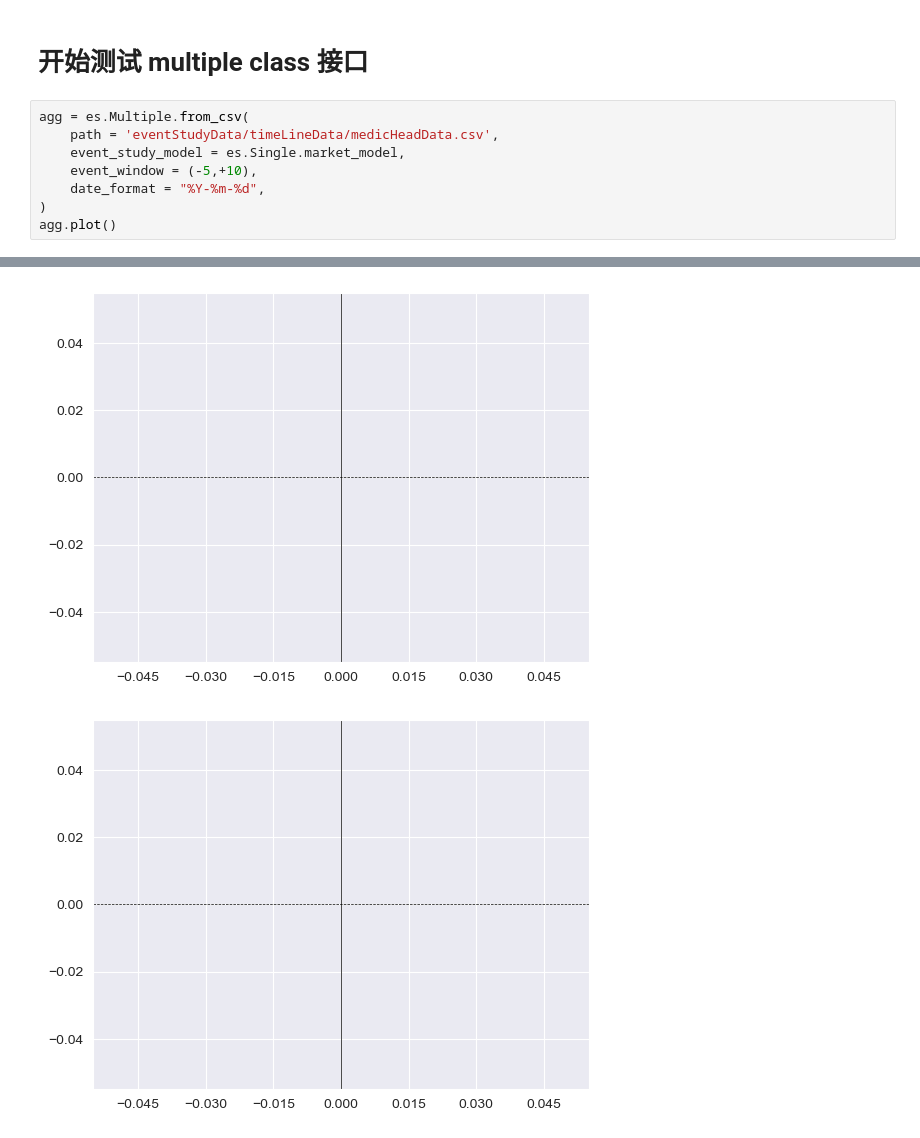
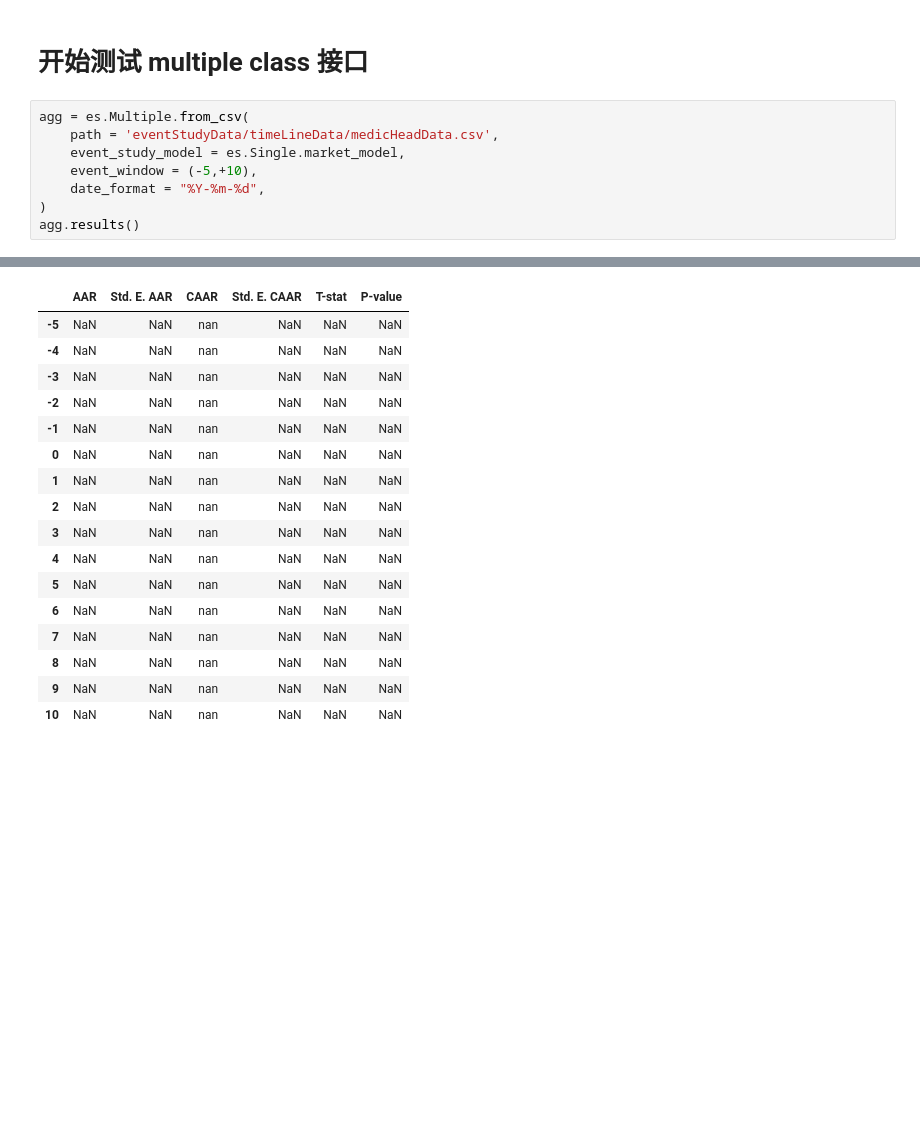
Before and after one commit to Tommyczc/stockMarketAnalysis, a Jupyter notebook: eventStudy.ipynb, the cells around one changed output, grey strips where cells are left out. Saved outputs shown, nothing was run; the diff lists cells and outputs as text; blank space fills up the shorter version.

```diff
--- a/eventStudy.ipynb
+++ b/eventStudy.ipynb
@@ -290,21 +290,36 @@ combine
 # %%
 agg = es.Multiple.from_csv(
     path = 'eventStudyData/timeLineData/medicHeadData.csv',
     event_study_model = es.Single.market_model,
     event_window = (-5,+10),
     date_format = "%Y-%m-%d",
 )
-agg.plot()
+agg.results()
 # %% [output]
 Intel MKL WARNING: Support of Intel(R) Streaming SIMD Extensions 4.2 (Intel(R) SSE4.2) enabled only processors has been deprecated. Intel oneAPI Math Kernel Library 2025.0 will require Intel(R) Advanc ...
 Intel MKL WARNING: Support of Intel(R) Streaming SIMD Extensions 4.2 (Intel(R) SSE4.2) enabled only processors has been deprecated. Intel oneAPI Math Kernel Library 2025.0 will require Intel(R) Advanc ...
 Intel MKL WARNING: Support of Intel(R) Streaming SIMD Extensions 4.2 (Intel(R) SSE4.2) enabled only processors has been deprecated. Intel oneAPI Math Kernel Library 2025.0 will require Intel(R) Advanc ...
 Intel MKL WARNING: Support of Intel(R) Streaming SIMD Extensions 4.2 (Intel(R) SSE4.2) enabled only processors has been deprecated. Intel oneAPI Math Kernel Library 2025.0 will require Intel(R) Advanc ...
 Intel MKL WARNING: Support of Intel(R) Streaming SIMD Extensions 4.2 (Intel(R) SSE4.2) enabled only processors has been deprecated. Intel oneAPI Math Kernel Library 2025.0 will require Intel(R) Advanc ...
 Intel MKL WARNING: Support of Intel(R) Streaming SIMD Extensions 4.2 (Intel(R) SSE4.2) enabled only processors has been deprecated. Intel oneAPI Math Kernel Library 2025.0 will require Intel(R) Advanc ...
 Intel MKL WARNING: Support of Intel(R) Streaming SIMD Extensions 4.2 (Intel(R) SSE4.2) enabled only processors has been deprecated. Intel oneAPI Math Kernel Library 2025.0 will require Intel(R) Advanc ...
 Intel MKL WARNING: Support of Intel(R) Streaming SIMD Extensions 4.2 (Intel(R) SSE4.2) enabled only processors has been deprecated. Intel oneAPI Math Kernel Library 2025.0 will require Intel(R) Advanc ...
 Intel MKL WARNING: Support of Intel(R) Streaming SIMD Extensions 4.2 (Intel(R) SSE4.2) enabled only processors has been deprecated. Intel oneAPI Math Kernel Library 2025.0 will require Intel(R) Advanc ...
 Intel MKL WARNING: Support of Intel(R) Streaming SIMD Extensions 4.2 (Intel(R) SSE4.2) enabled only processors has been deprecated. Intel oneAPI Math Kernel Library 2025.0 will require Intel(R) Advanc ...
-[figure, removed]
-[figure, removed]
+|  | AAR | Std. E. AAR | CAAR | Std. E. CAAR | T-stat | P-value |
+| -5 | NaN | NaN | nan | NaN | NaN | NaN |
+| -4 | NaN | NaN | nan | NaN | NaN | NaN |
+| -3 | NaN | NaN | nan | NaN | NaN | NaN |
+| -2 | NaN | NaN | nan | NaN | NaN | NaN |
+| -1 | NaN | NaN | nan | NaN | NaN | NaN |
+| 0 | NaN | NaN | nan | NaN | NaN | NaN |
+| 1 | NaN | NaN | nan | NaN | NaN | NaN |
+| 2 | NaN | NaN | nan | NaN | NaN | NaN |
+| 3 | NaN | NaN | nan | NaN | NaN | NaN |
+| 4 | NaN | NaN | nan | NaN | NaN | NaN |
+| 5 | NaN | NaN | nan | NaN | NaN | NaN |
+| 6 | NaN | NaN | nan | NaN | NaN | NaN |
+| 7 | NaN | NaN | nan | NaN | NaN | NaN |
+| 8 | NaN | NaN | nan | NaN | NaN | NaN |
+| 9 | NaN | NaN | nan | NaN | NaN | NaN |
+| 10 | NaN | NaN | nan | NaN | NaN | NaN |
```
